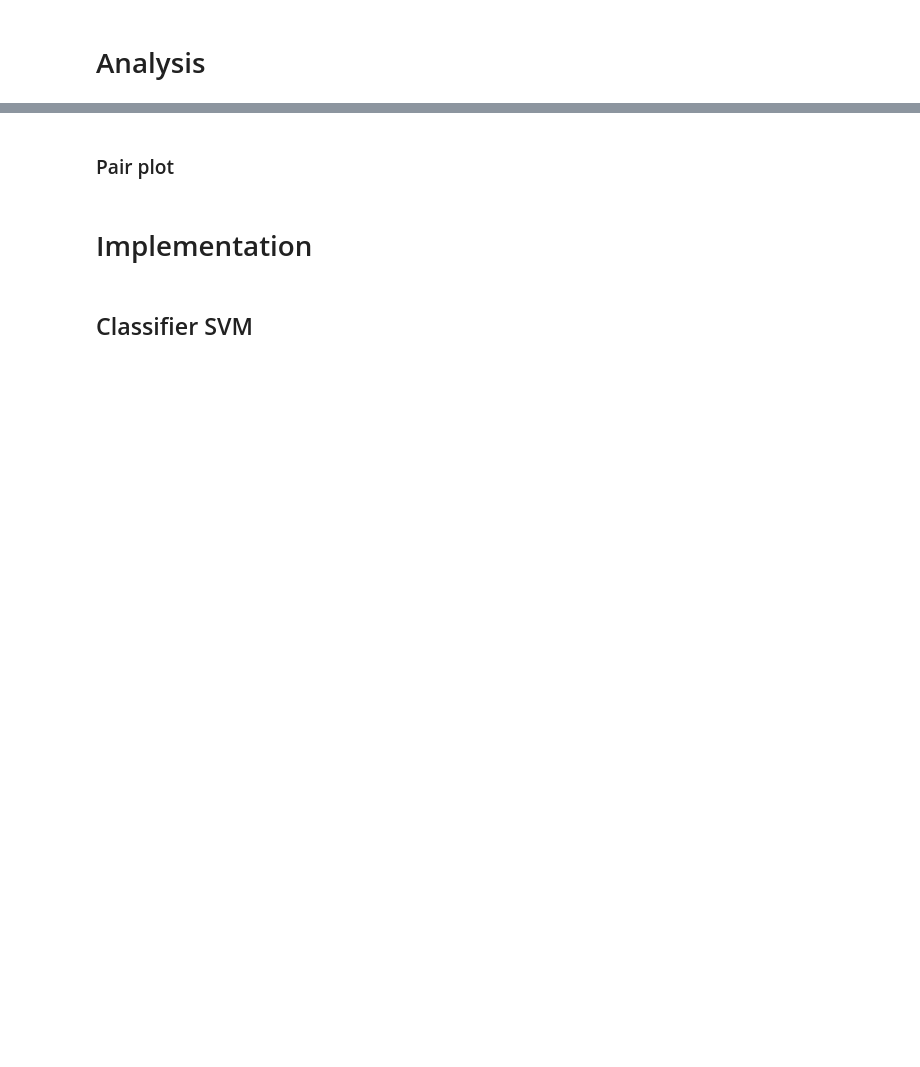
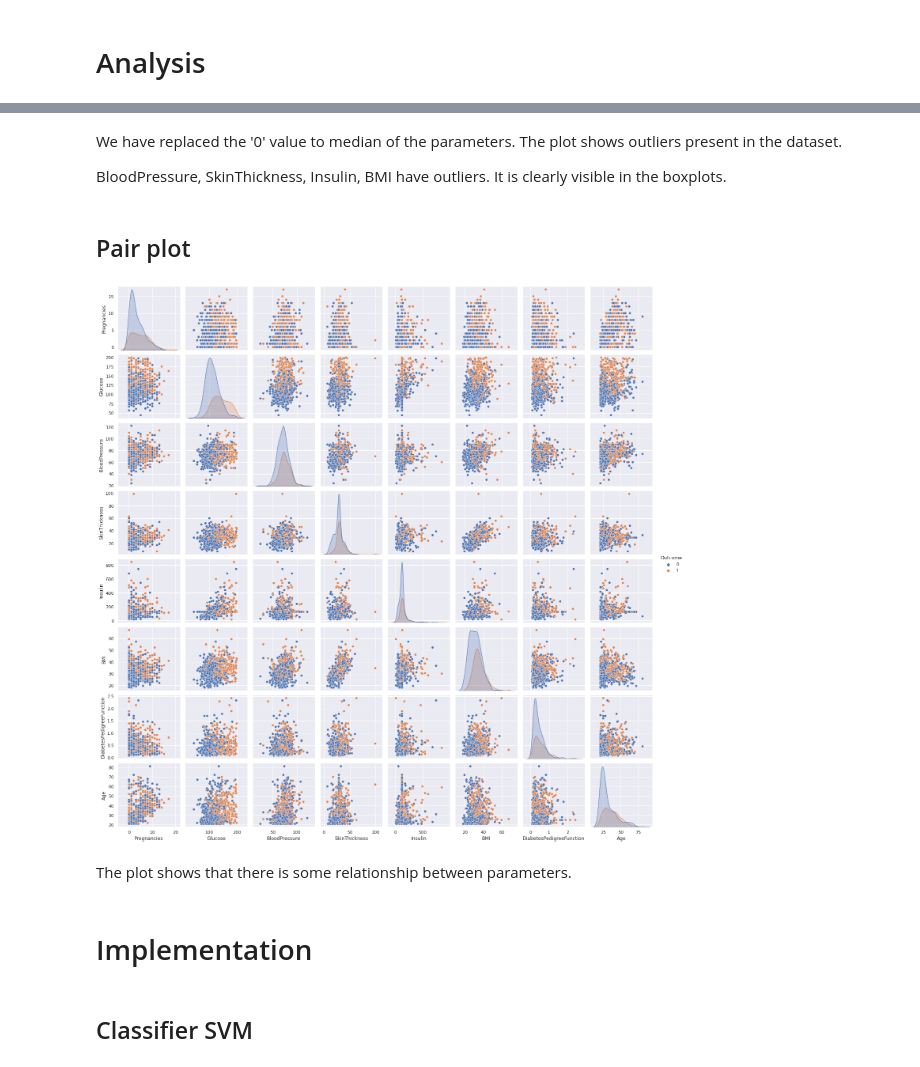
Before and after one commit to Z3r4t05/SVM-Assignment---MAI, a Jupyter notebook: SVM_Group2.ipynb, the cells around one changed output, grey strips where cells are left out. Cells and saved outputs as stored; diff of their text form; code cells hidden in the pictures; blank space fills up the shorter version.

```diff
--- a/SVM_Group2.ipynb
+++ b/SVM_Group2.ipynb
@@ -122,9 +239,16 @@ for i in np.arange(1,7):
+# %% [markdown]
+We have replaced the '0' value to median of the parameters. The plot shows outliers present in the dataset.
+
+BloodPressure, SkinThickness, Insulin, BMI have outliers. It is clearly visible in the boxplots.
 # %% [markdown]
-### Pair plot
+## Pair plot
 # %%
 # pairplot--Multiple relationship of scatterplot
-
-sns.pairplot(diabetes_data,hue='Outcome');
+sns.pairplot(diabetes_data,hue='Outcome', diag_kind = 'kde');
+# %% [output]
+[figure, added]
+# %% [markdown]
+The plot shows that there is some relationship between parameters.
 # %% [markdown]
 # Implementation
 # %% [markdown]
```
Also changed, not shown: parts of 38 cells of this notebook.
